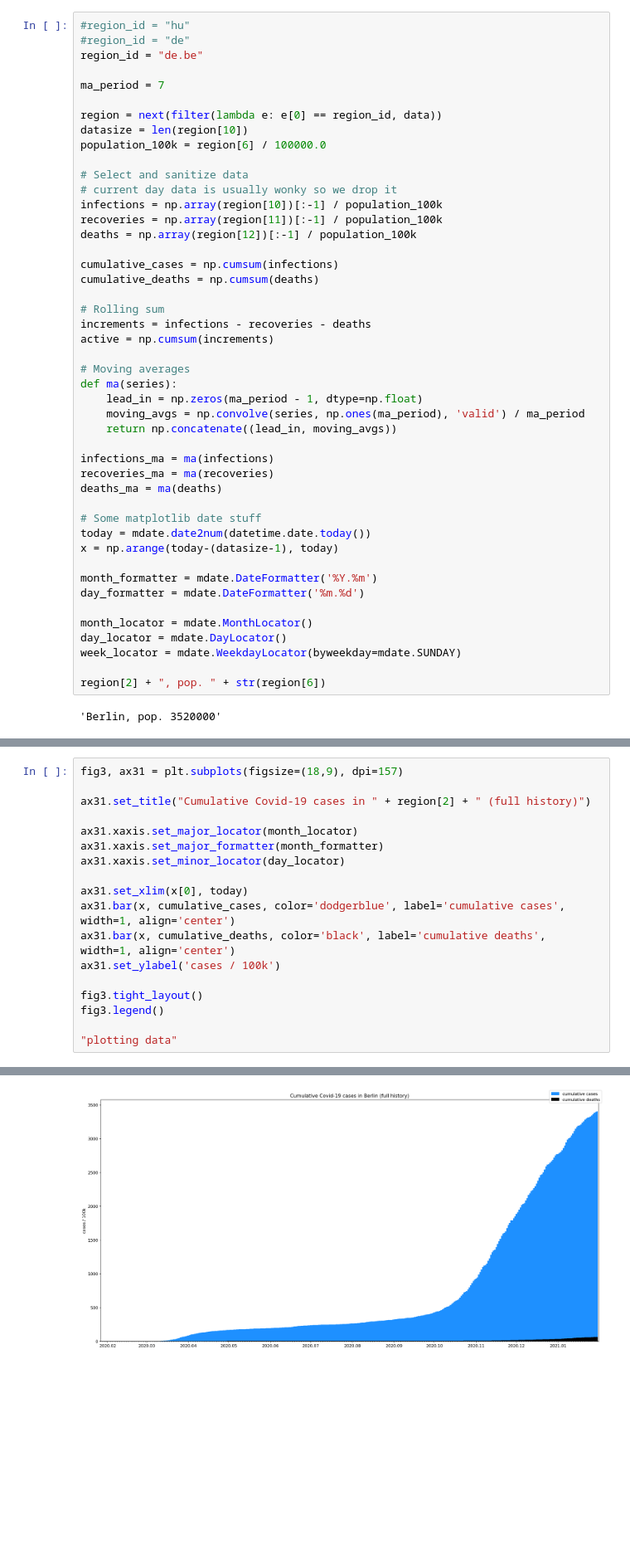
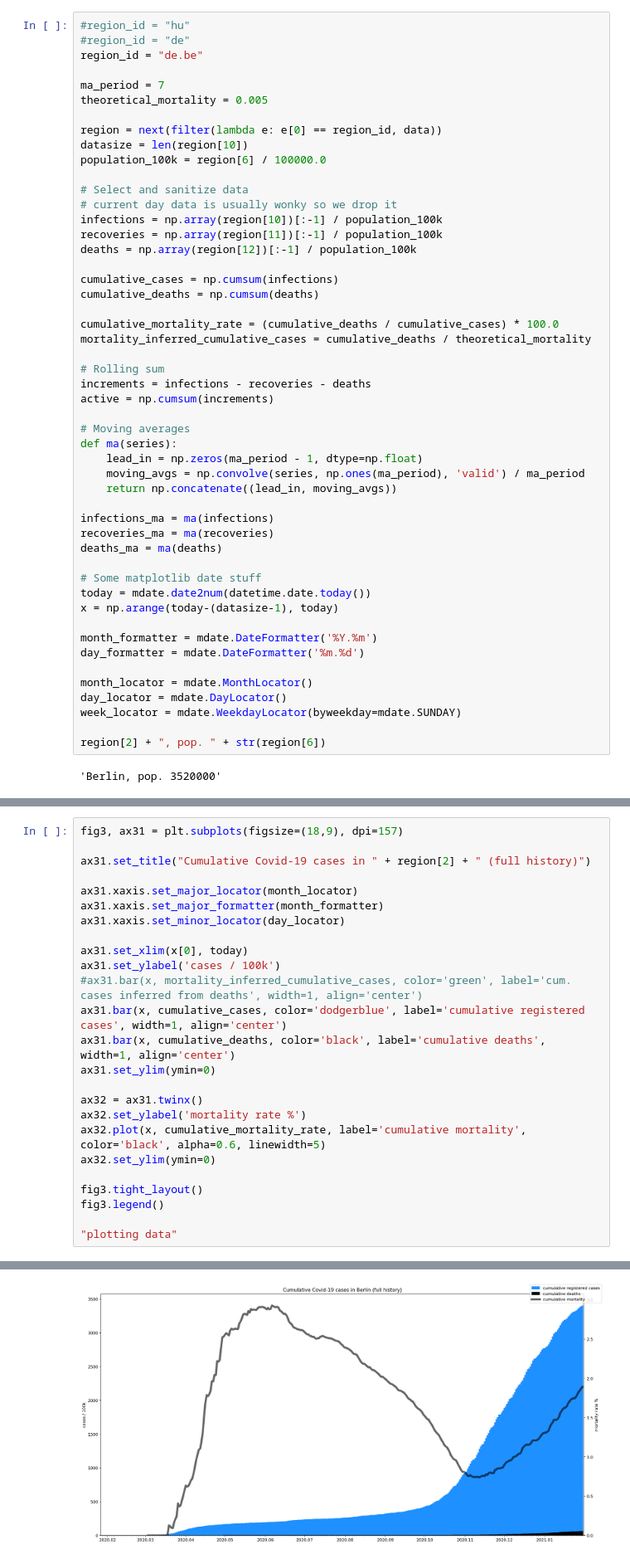
Before and after one commit to dani-corie/covid_chart, a Jupyter notebook: covid.ipynb, the cells around one changed output, grey strips where cells are left out. Shown at 83% size. Saved outputs shown, nothing was run; the diff lists cells and outputs as text; blank space fills up the shorter version.

Commit message:
Mortality rate calculation

```diff
--- a/covid.ipynb
+++ b/covid.ipynb
@@ -30,6 +30,7 @@ r.status
 region_id = "de.be"
 
 ma_period = 7
+theoretical_mortality = 0.005
 
 region = next(filter(lambda e: e[0] == region_id, data))
 datasize = len(region[10])
@@ -43,6 +44,9 @@ deaths = np.array(region[12])[:-1] / population_100k
 
 cumulative_cases = np.cumsum(infections)
 cumulative_deaths = np.cumsum(deaths)
+
+cumulative_mortality_rate = (cumulative_deaths / cumulative_cases) * 100.0
+mortality_inferred_cumulative_cases = cumulative_deaths / theoretical_mortality
 
 # Rolling sum
 increments = infections - recoveries - deaths
@@ -132,21 +139,28 @@ fig2.legend()
 # %%
 fig3, ax31 = plt.subplots(figsize=(18,9), dpi=157)
 
 ax31.set_title("Cumulative Covid-19 cases in " + region[2] + " (full history)")
 
 ax31.xaxis.set_major_locator(month_locator)
 ax31.xaxis.set_major_formatter(month_formatter)
 ax31.xaxis.set_minor_locator(day_locator)
 
 ax31.set_xlim(x[0], today)
-ax31.bar(x, cumulative_cases, color='dodgerblue', label='cumulative cases', width=1, align='center')
+ax31.set_ylabel('cases / 100k')
+#ax31.bar(x, mortality_inferred_cumulative_cases, color='green', label='cum. cases inferred from deaths', width=1, align='center')
+ax31.bar(x, cumulative_cases, color='dodgerblue', label='cumulative registered cases', width=1, align='center')
 ax31.bar(x, cumulative_deaths, color='black', label='cumulative deaths', width=1, align='center')
-ax31.set_ylabel('cases / 100k')
+ax31.set_ylim(ymin=0)
+
+ax32 = ax31.twinx()
+ax32.set_ylabel('mortality rate %')
+ax32.plot(x, cumulative_mortality_rate, label='cumulative mortality', color='black', alpha=0.6, linewidth=5)
+ax32.set_ylim(ymin=0)
 
 fig3.tight_layout()
 fig3.legend()
 
 "plotting data"
 # %% [output]
 'plotting data'
-[figure, old version]
+[figure, new version]
```
Also changed, not shown: parts of 2 cells of this notebook.
